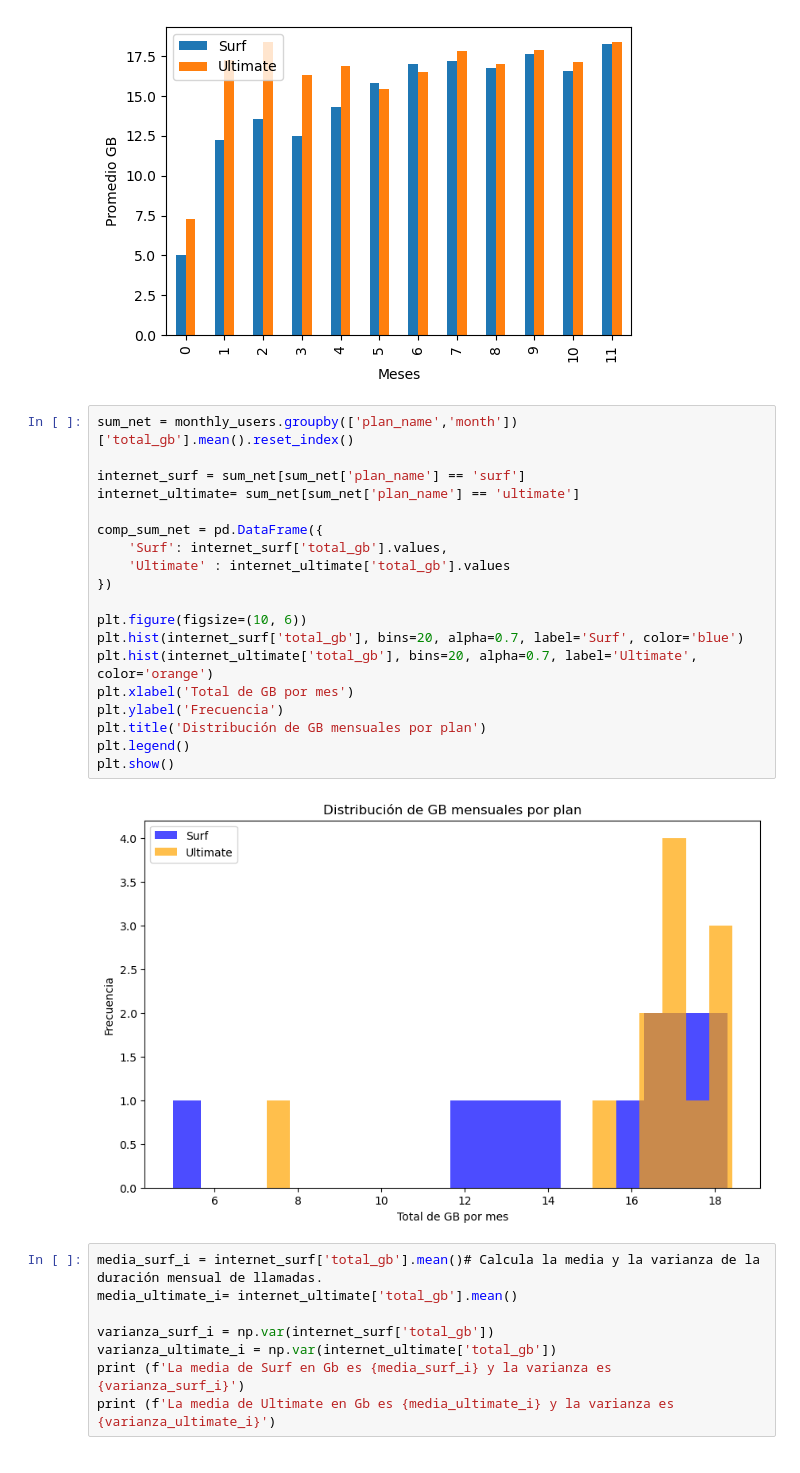
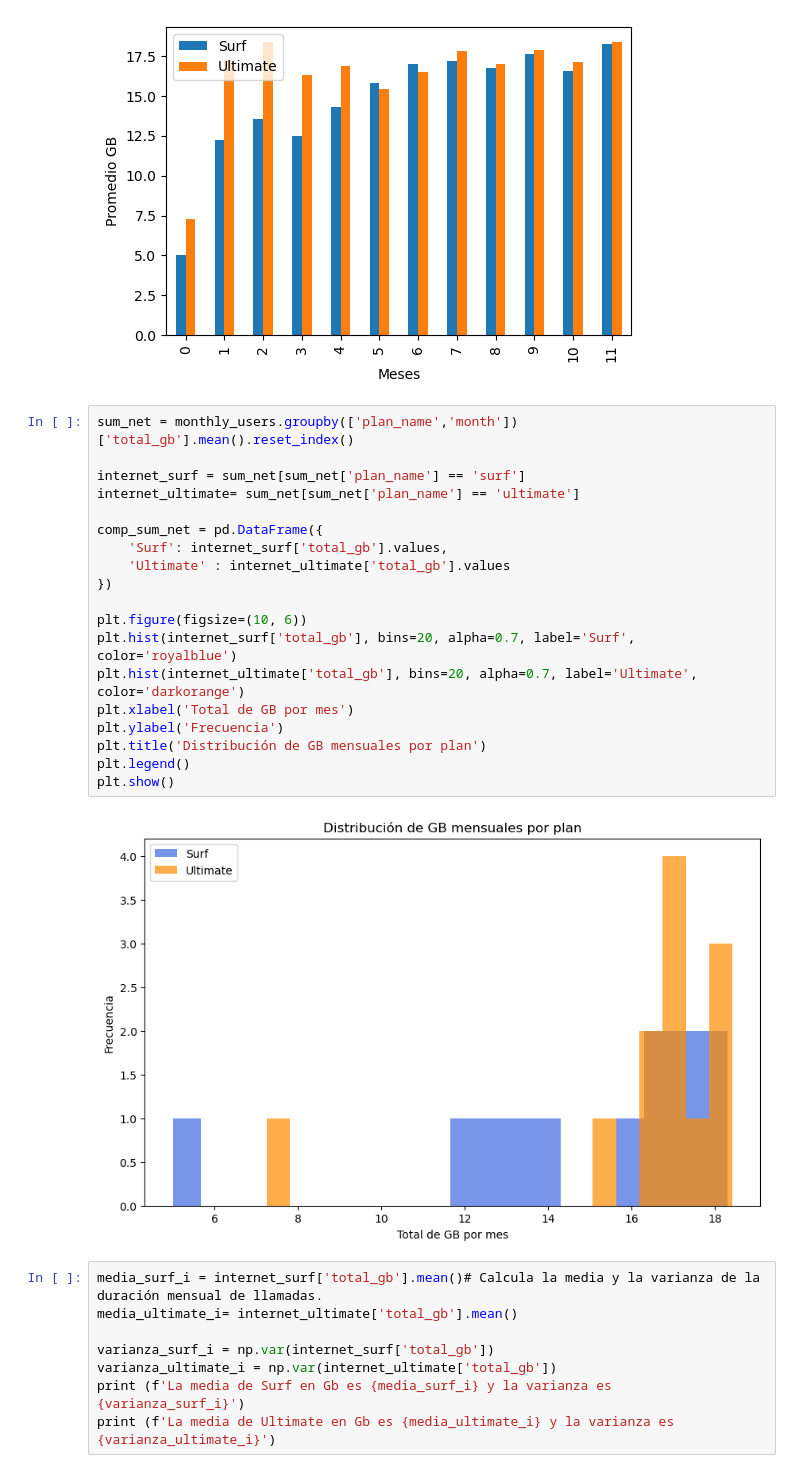
Before and after one commit to JEAH-9/Mejor_plan_datosmoviles, a Jupyter notebook: Analisis_Megaline.ipynb, the cells around one changed output. Cells and saved outputs as stored; diff of their text form.

```diff
--- a/Analisis_Megaline.ipynb
+++ b/Analisis_Megaline.ipynb
@@ -589,24 +610,24 @@ comparacion_GB.plot(kind='bar',figsize=[6 ,4] ,xlabel='Meses' ,ylabel='Promedio
 # %%
 sum_net = monthly_users.groupby(['plan_name','month'])['total_gb'].mean().reset_index()
 
 internet_surf = sum_net[sum_net['plan_name'] == 'surf']
 internet_ultimate= sum_net[sum_net['plan_name'] == 'ultimate']
 
 comp_sum_net = pd.DataFrame({
     'Surf': internet_surf['total_gb'].values,
     'Ultimate' : internet_ultimate['total_gb'].values
 })
 
 plt.figure(figsize=(10, 6))
-plt.hist(internet_surf['total_gb'], bins=20, alpha=0.7, label='Surf', color='blue')
-plt.hist(internet_ultimate['total_gb'], bins=20, alpha=0.7, label='Ultimate', color='orange')
+plt.hist(internet_surf['total_gb'], bins=20, alpha=0.7, label='Surf', color='royalblue')
+plt.hist(internet_ultimate['total_gb'], bins=20, alpha=0.7, label='Ultimate', color='darkorange')
 plt.xlabel('Total de GB por mes')
 plt.ylabel('Frecuencia')
 plt.title('Distribución de GB mensuales por plan')
 plt.legend()
 plt.show()
 # %% [output]
-[figure, old version]
+[figure, new version]
 # %%
 media_surf_i = internet_surf['total_gb'].mean()# Calcula la media y la varianza de la duración mensual de llamadas.
 media_ultimate_i= internet_ultimate['total_gb'].mean()
```
Also changed, not shown: parts of 27 cells of this notebook.
